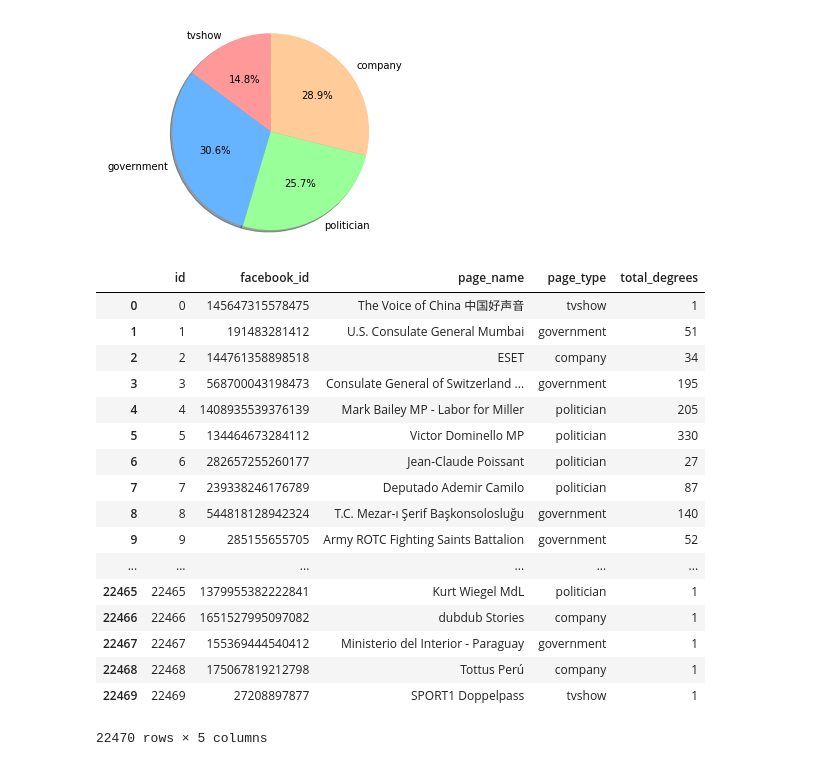
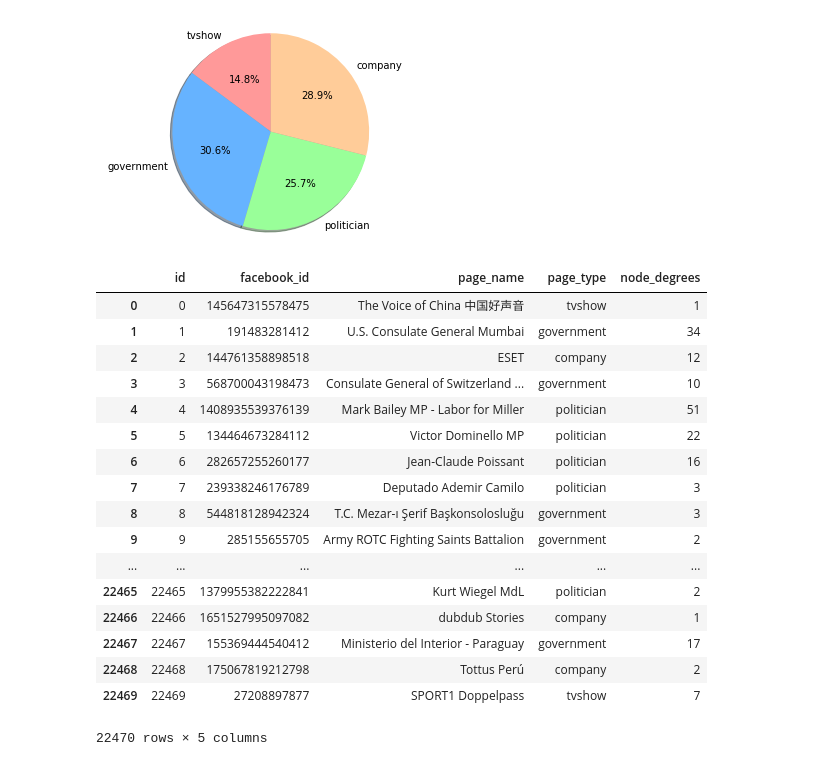
Before and after one commit to nhiyobie/networking-iu-finalproject-facebook, a Jupyter notebook: Untitled.ipynb, the cells around one changed output. Saved outputs shown, nothing was run; the diff lists cells and outputs as text; code cells hidden in the pictures.

```diff
--- a/Untitled.ipynb
+++ b/Untitled.ipynb
@@ -153,37 +151,32 @@ ax1.axis('equal')  # Equal aspect ratio ensures that pie is drawn as a circle.
 plt.show()
 # %% [output]
 [figure]
-# %%
-<a id='total_degrees'></a>
-
-total_degrees = []
-
-#for loop finds degree for a node and the avg degree of that nodes neighbors using another function
-for a_node in G:
-    total_degrees.append(G.degree(a_node))
-
-
-total_degrees
-
-node_attributes['total_degrees'] = total_degrees
-
-node_attributes
-# %% [output]
-|  | id | facebook_id | page_name | page_type | total_degrees |
-| 0 | 0 | 145647315578475 | The Voice of China 中国好声音 | tvshow | 1 |
-| 1 | 1 | 191483281412 | U.S. Consulate General Mumbai | government | 51 |
-| 2 | 2 | 144761358898518 | ESET | company | 34 |
-| 3 | 3 | 568700043198473 | Consulate General of Switzerland ... | government | 195 |
-| 4 | 4 | 1408935539376139 | Mark Bailey MP - Labor for Miller | politician | 205 |
-| 5 | 5 | 134464673284112 | Victor Dominello MP | politician | 330 |
-| 6 | 6 | 282657255260177 | Jean-Claude Poissant | politician | 27 |
-| 7 | 7 | 239338246176789 | Deputado Ademir Camilo | politician | 87 |
-| 8 | 8 | 544818128942324 | T.C. Mezar-ı Şerif Başkonsolosluğu | government | 140 |
-| 9 | 9 | 285155655705 | Army ROTC Fighting Saints Battalion | government | 52 |
-| ... | ... | ... | ... | ... | ... |
-| 22465 | 22465 | 1379955382222841 | Kurt Wiegel MdL | politician | 1 |
-| 22466 | 22466 | 1651527995097082 | dubdub Stories | company | 1 |
-| 22467 | 22467 | 155369444540412 | Ministerio del Interior - Paraguay | government | 1 |
-| 22468 | 22468 | 175067819212798 | Tottus Perú | company | 1 |
-| 22469 | 22469 | 27208897877 | SPORT1 Doppelpass | tvshow | 1 |
-22470 rows × 5 columns
+# %%
+#<a id='total_degrees'></a>
+
+#node_attributes = node_attributes.drop(columns=['node_degree'])
+
+node_degree5 = pd.read_csv('node_degrees.csv')
+
+node_attributes['node_degrees'] = node_degree5
+
+node_attributes
+# %% [output]
+|  | id | facebook_id | page_name | page_type | node_degrees |
+| 0 | 0 | 145647315578475 | The Voice of China 中国好声音 | tvshow | 1 |
+| 1 | 1 | 191483281412 | U.S. Consulate General Mumbai | government | 34 |
+| 2 | 2 | 144761358898518 | ESET | company | 12 |
+| 3 | 3 | 568700043198473 | Consulate General of Switzerland ... | government | 10 |
+| 4 | 4 | 1408935539376139 | Mark Bailey MP - Labor for Miller | politician | 51 |
+| 5 | 5 | 134464673284112 | Victor Dominello MP | politician | 22 |
+| 6 | 6 | 282657255260177 | Jean-Claude Poissant | politician | 16 |
+| 7 | 7 | 239338246176789 | Deputado Ademir Camilo | politician | 3 |
+| 8 | 8 | 544818128942324 | T.C. Mezar-ı Şerif Başkonsolosluğu | government | 3 |
+| 9 | 9 | 285155655705 | Army ROTC Fighting Saints Battalion | government | 2 |
+| ... | ... | ... | ... | ... | ... |
+| 22465 | 22465 | 1379955382222841 | Kurt Wiegel MdL | politician | 2 |
+| 22466 | 22466 | 1651527995097082 | dubdub Stories | company | 1 |
+| 22467 | 22467 | 155369444540412 | Ministerio del Interior - Paraguay | government | 17 |
+| 22468 | 22468 | 175067819212798 | Tottus Perú | company | 2 |
+| 22469 | 22469 | 27208897877 | SPORT1 Doppelpass | tvshow | 7 |
+22470 rows × 5 columns
```
Also changed, not shown: parts of 2 cells of this notebook.
